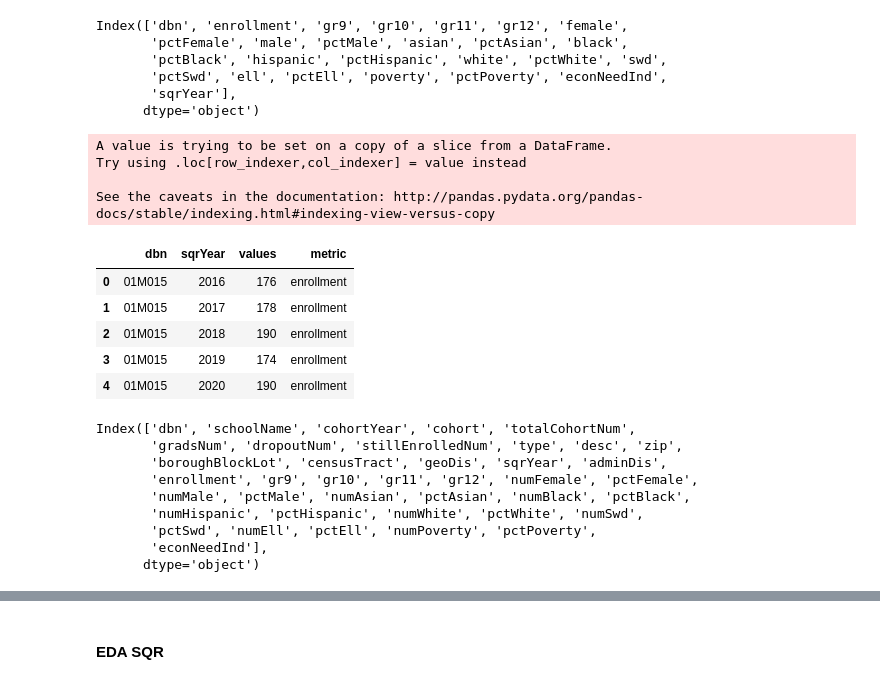
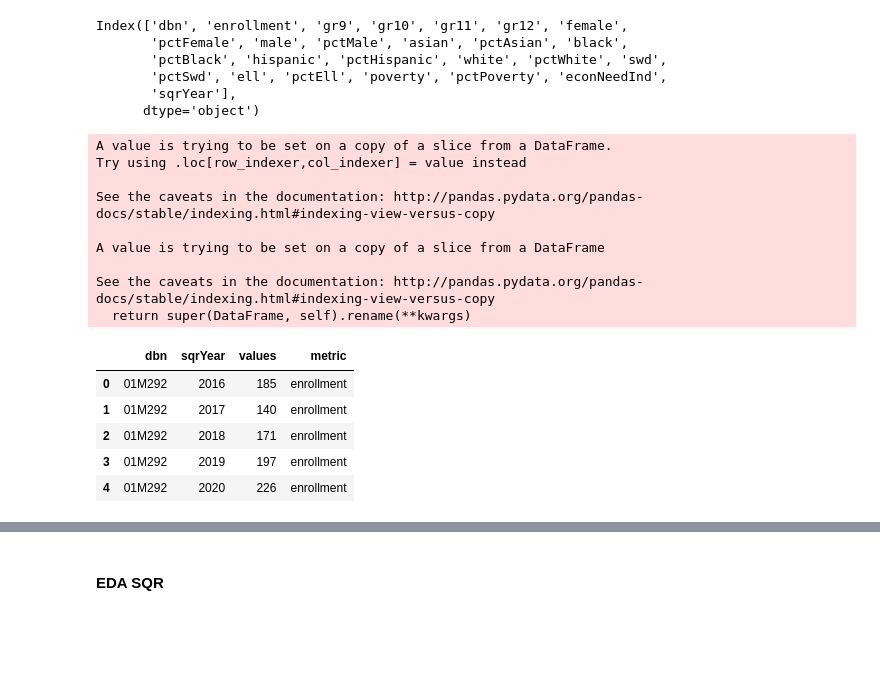
Before and after one commit to meiguan/covid19SchoolsNYC, a Jupyter notebook: eda_public_datasets.ipynb, the cells around one changed output, grey strips where cells are left out. Cells and saved outputs as stored; diff of their text form; code cells hidden in the pictures; blank space fills up the shorter version.

```diff
--- a/eda_public_datasets.ipynb
+++ b/eda_public_datasets.ipynb
@@ -18,6 +22,8 @@ import matplotlib as mpl
 import matplotlib.pyplot as plt
 
 %matplotlib inline
+
+pd.set_option('display.max_columns', None)
 # %% [markdown]
 #### Read in Datasets
 # %%
@@ -50,7 +56,7 @@ lcgms.groupby(['type', 'desc']).count()
 # %% [markdown]
 #### EDA Grads Data
 # %%
-grads = grads.merge(lcgms, right_on = 'dbn', left_on='dbn')
+grads = grads.merge(lcgms[['dbn', 'geoDis', 'type', 'desc']], right_on='dbn', left_on='dbn')
 # %%
 grads['sqrYear'] = grads['cohortYear']+4
 grads = grads[grads['cohort'] == '4 year August']
@@ -193,25 +199,32 @@ Index(['dbn', 'enrollment', 'gr9', 'gr10', 'gr11', 'gr12', 'female',
        'pctSwd', 'ell', 'pctEll', 'poverty', 'pctPoverty', 'econNeedInd',
        'sqrYear'],
       dtype='object')
+# %%
+dt = demo.merge(grads, right_on = ['dbn', 'sqrYear'], left_on = ['dbn', 'sqrYear'])
 # %%
 demoCols = ['enrollment', 'gr9', 'gr10', 'gr11', 'gr12', 'female', 'male', 'asian', 'black',
             'hispanic', 'white',  'swd', 'ell', 'poverty', 'econNeedInd']
 demoLong = pd.DataFrame()
 for c in demoCols:
-    temp = demo[['dbn', 'sqrYear', c]]
+    temp = dt[['dbn', 'sqrYear', c]]
     temp['metric']=c
     temp.rename(columns={c:'values'}, inplace=True)
     demoLong = pd.concat([demoLong, temp], axis=0)
 
 demoLong.head()
 # %% [output]
 A value is trying to be set on a copy of a slice from a DataFrame.
 Try using .loc[row_indexer,col_indexer] = value instead
 
 See the caveats in the documentation: http://pandas.pydata.org/pandas-docs/stable/indexing.html#indexing-view-versus-copy
+
+A value is trying to be set on a copy of a slice from a DataFrame
+
+See the caveats in the documentation: http://pandas.pydata.org/pandas-docs/stable/indexing.html#indexing-view-versus-copy
+  return super(DataFrame, self).rename(**kwargs)
 |  | dbn | sqrYear | values | metric |
-| 0 | 01M015 | 2016 | 176 | enrollment |
-| 1 | 01M015 | 2017 | 178 | enrollment |
-| 2 | 01M015 | 2018 | 190 | enrollment |
-| 3 | 01M015 | 2019 | 174 | enrollment |
-| 4 | 01M015 | 2020 | 190 | enrollment |
+| 0 | 01M292 | 2016 | 185 | enrollment |
+| 1 | 01M292 | 2017 | 140 | enrollment |
+| 2 | 01M292 | 2018 | 171 | enrollment |
+| 3 | 01M292 | 2019 | 197 | enrollment |
+| 4 | 01M292 | 2020 | 226 | enrollment |
@@ -220,12 +230,0 @@ dt = grads.merge(demo, right_on = ['dbn','sqrYear'], left_on=['dbn','sqrYear'])
-# %%
-dt.columns
-# %% [output]
-Index(['dbn', 'schoolName', 'cohortYear', 'cohort', 'totalCohortNum',
-       'gradsNum', 'dropoutNum', 'stillEnrolledNum', 'type', 'desc', 'zip',
-       'boroughBlockLot', 'censusTract', 'geoDis', 'sqrYear', 'adminDis',
-       'enrollment', 'gr9', 'gr10', 'gr11', 'gr12', 'numFemale', 'pctFemale',
-       'numMale', 'pctMale', 'numAsian', 'pctAsian', 'numBlack', 'pctBlack',
-       'numHispanic', 'pctHispanic', 'numWhite', 'pctWhite', 'numSwd',
-       'pctSwd', 'numEll', 'pctEll', 'numPoverty', 'pctPoverty',
-       'econNeedInd'],
-      dtype='object')
```
Also changed, not shown: parts of 30 cells of this notebook, 1 other file.
